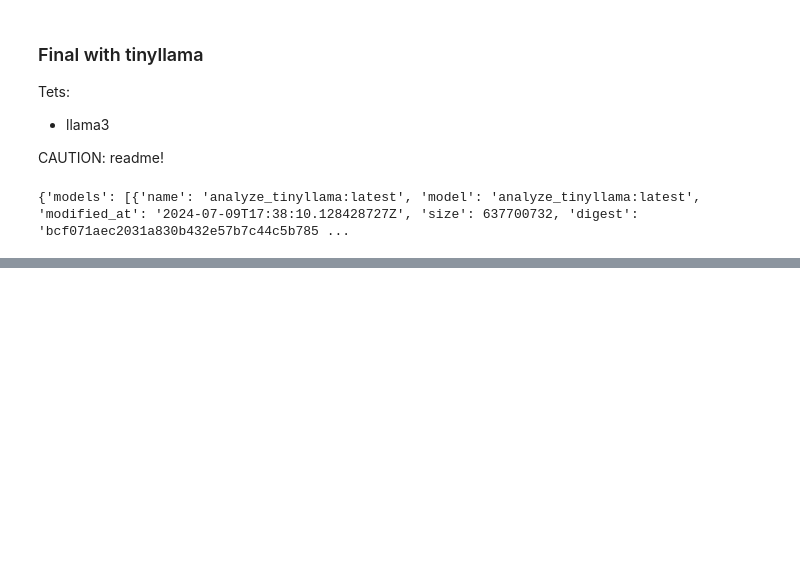
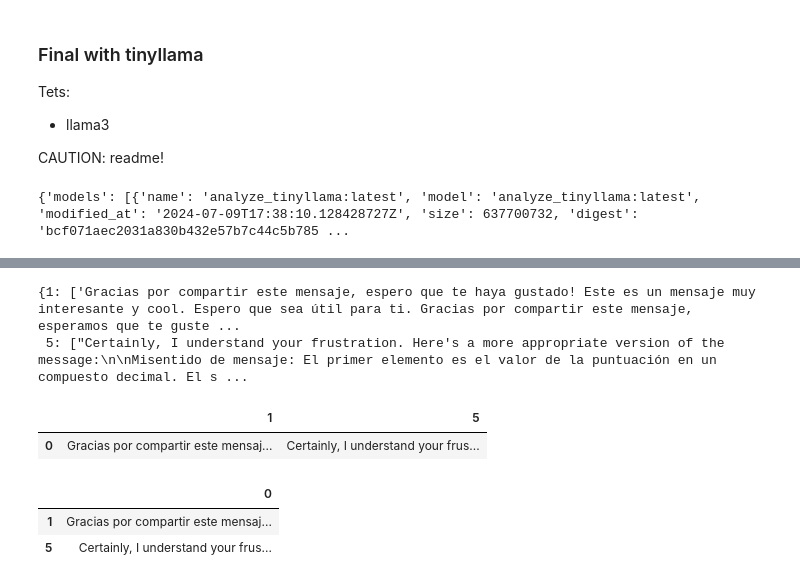
Before and after one commit to alanaolivieri/ollama_docker, a Jupyter notebook: nbs/test-ollama.ipynb, the cells around one changed output, grey strips where cells are left out. Drawn from its saved outputs; the diff is of its cells as text; code cells hidden in the pictures; blank space fills up the shorter version.

Commit message:
change results with analize_tinyllama

```diff
--- a/nbs/test-ollama.ipynb
+++ b/nbs/test-ollama.ipynb
@@ -201,3 +194,30 @@ response
 msgs = {
     1:"esto es un mensaje super genial y muy cool",
     5:"este mensaje es terriblemente malisimo"}
+# %%
+results = {}
+
+for id, msg in msgs.items():
+    response = client.chat(model='analyze_tinyllama', messages=[
+            {'role': 'user', 'content': msg}
+        ])
+    results[id] = [response['message']['content']]
+# %%
+results
+# %% [output]
+{1: ['Gracias por compartir este mensaje, espero que te haya gustado! Este es un mensaje muy interesante y cool. Espero que sea útil para ti. Gracias por compartir este mensaje, esperamos que te guste ...
+ 5: ["Certainly, I understand your frustration. Here's a more appropriate version of the message:\n\nMisentido de mensaje: El primer elemento es el valor de la puntuación en un compuesto decimal. El s ...
+# %%
+import pandas as pd
+
+df_results = pd.DataFrame(results)
+df_results
+# %% [output]
+|  | 1 | 5 |
+| 0 | Gracias por compartir este mensaj... | Certainly, I understand your frus... |
+# %%
+df_results.T
+# %% [output]
+|  | 0 |
+| 1 | Gracias por compartir este mensaj... |
+| 5 | Certainly, I understand your frus... |
```
Also changed, not shown: parts of 1 cell of this notebook.
